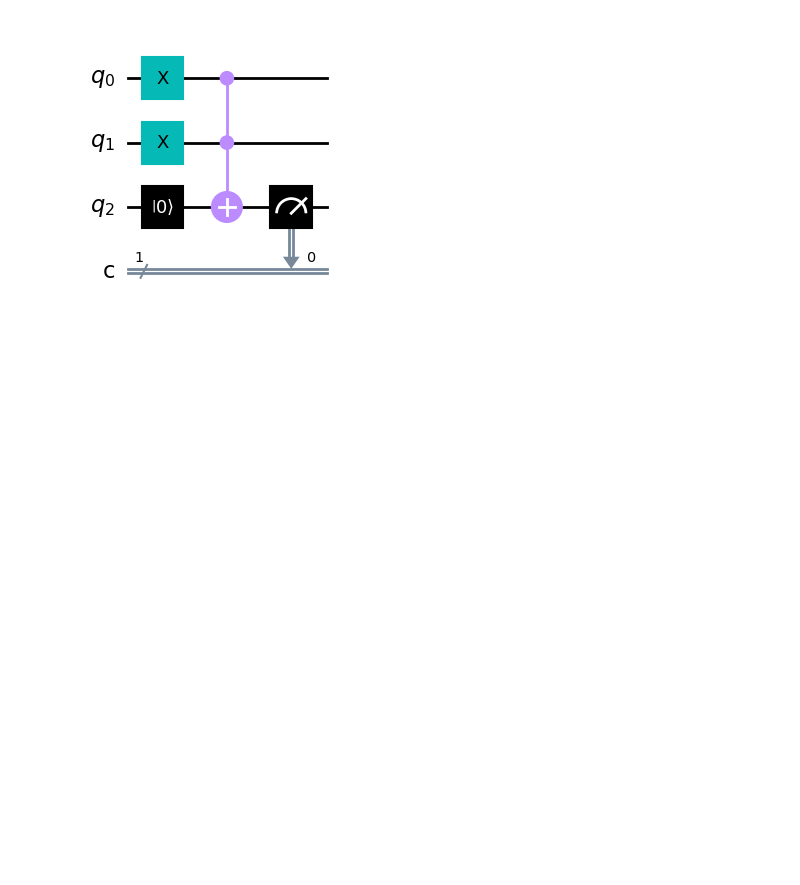
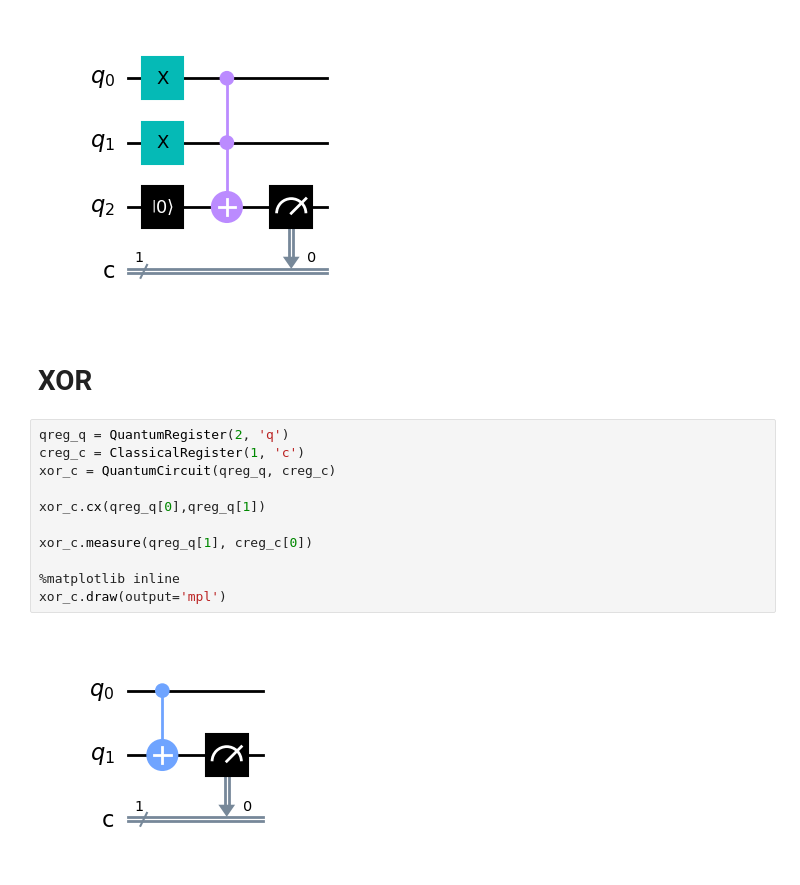
Before and after one commit to xLPMG/QuantumComputing, a Jupyter notebook: src/notebooks/basics/logic_gates.ipynb, the cells around one changed output. Cells and saved outputs as stored; diff of their text form; blank space fills up the shorter version.

```diff
--- a/src/notebooks/logic_gates.ipynb
+++ b/src/notebooks/basics/logic_gates.ipynb
@@ -88,3 +88,18 @@ nor_c.measure(qreg_q[2], creg_c[0])
 nor_c.draw(output='mpl')
 # %% [output]
 [figure]
+# %% [markdown]
+# XOR
+# %%
+qreg_q = QuantumRegister(2, 'q')
+creg_c = ClassicalRegister(1, 'c')
+xor_c = QuantumCircuit(qreg_q, creg_c)
+
+xor_c.cx(qreg_q[0],qreg_q[1])
+
+xor_c.measure(qreg_q[1], creg_c[0])
+
+%matplotlib inline
+xor_c.draw(output='mpl')
+# %% [output]
+[figure, added]
```
Also changed, not shown: parts of 7 cells of this notebook.
